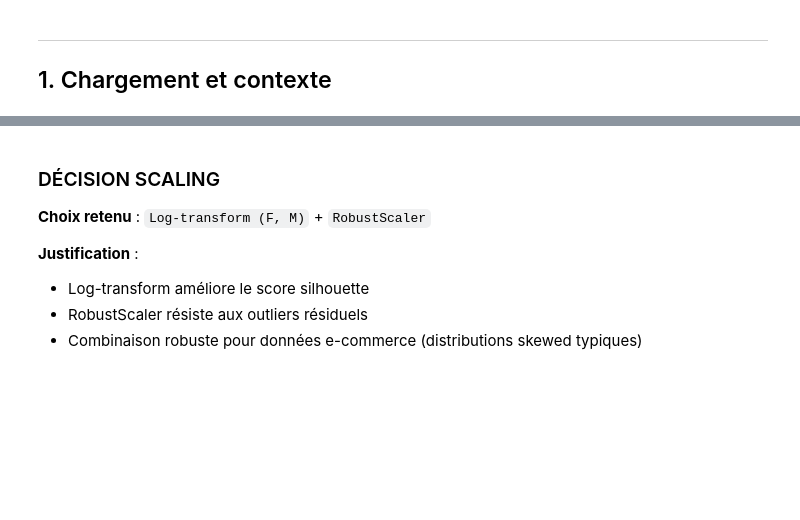
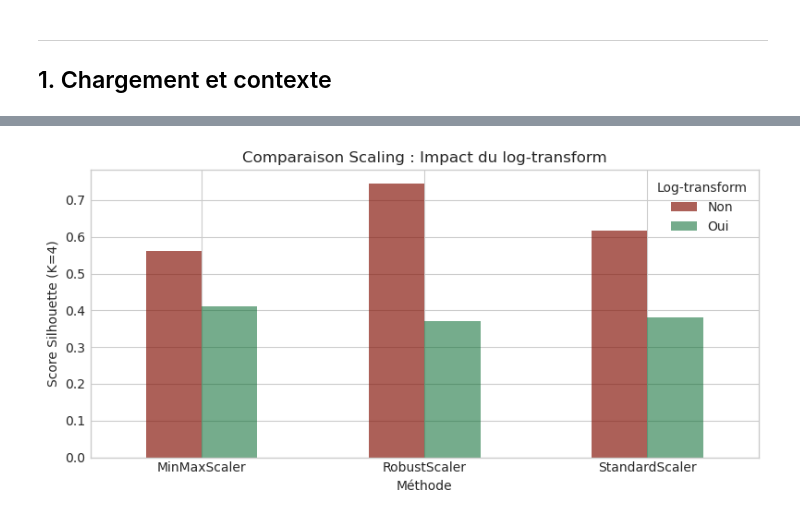
Before and after one commit to datapoli12/Segmentation-Client-E-commerce, a Jupyter notebook: notebooks/01_eda.ipynb, the cells around one changed output, grey strips where cells are left out. Saved outputs shown, nothing was run; the diff lists cells and outputs as text; code cells hidden in the pictures; blank space fills up the shorter version.

```diff
--- a/notebooks/01_eda.ipynb
+++ b/notebooks/01_eda.ipynb
@@ -314,21 +415,14 @@ results_df
 # %%
 # Visualisation comparaison
 fig, ax = plt.subplots(figsize=(8, 4))
-results_df.plot(kind='bar', ax=ax, color=['#e74c3c', '#2ecc71'])
+results_df.plot(kind='bar', ax=ax, color=["#851407ac", "#096c328f"])
 ax.set_ylabel('Score Silhouette (K=4)')
 ax.set_title('Comparaison Scaling : Impact du log-transform')
 ax.set_xticklabels(ax.get_xticklabels(), rotation=0)
 ax.legend(title='Log-transform')
 ax.axhline(0, color='black', linewidth=0.5)
 plt.tight_layout()
 plt.savefig(OUTPUT_DIR / "01_scaling_comparison.png", dpi=200, bbox_inches="tight")
 plt.show()
+# %% [output]
+[figure, added]
-# %% [markdown]
-### DÉCISION SCALING
-
-**Choix retenu** : `Log-transform (F, M)` + `RobustScaler`
-
-**Justification** :
-- Log-transform améliore le score silhouette
-- RobustScaler résiste aux outliers résiduels
-- Combinaison robuste pour données e-commerce (distributions skewed typiques)
```
Also changed, not shown: parts of 42 cells of this notebook, 4 other files.
